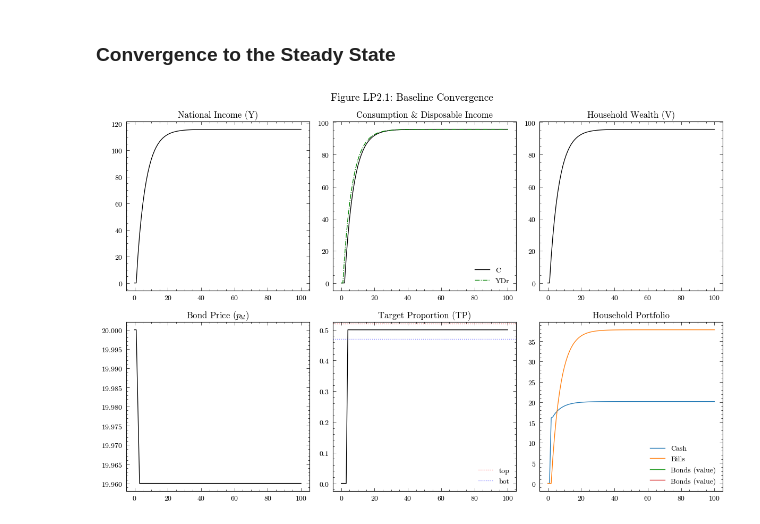
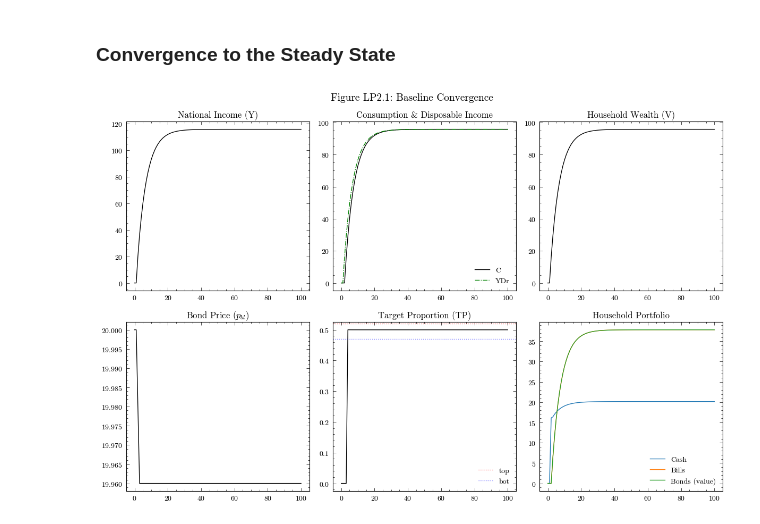
Before and after one commit to KarlNaumann/MacroStat, a Jupyter notebook: docs/models/GL06/GL06LP2.ipynb, the cells around one changed output. Saved outputs shown, nothing was run; the diff lists cells and outputs as text; code cells hidden in the pictures.

```diff
--- a/docs/models/GL06/GL06LP2.ipynb
+++ b/docs/models/GL06/GL06LP2.ipynb
@@ -95,9 +92,7 @@ The autoreload extension is already loaded. To reload it, use:
 # %% [markdown]
 ### Convergence to the Steady State
 # %%
-params = ParametersGL06LP2(
-    hyperparameters={"timesteps": 100, "timesteps_initialization": 1}
-)
+params = ParametersGL06LP2()
 model = GL06LP2(parameters=params)
 model.simulate()
 output = model.variables.to_pandas()
@@ -110,32 +105,32 @@ axes[0, 0].set_title("National Income (Y)")
 
 axes[0, 1].plot(output.index, output["ConsumptionHousehold"], color="k", label="C")
 axes[0, 1].plot(output.index, output["DisposableIncome"], color="g", linestyle="-.", label="YDr")
 axes[0, 1].set_title("Consumption & Disposable Income")
 axes[0, 1].legend()
 
 axes[0, 2].plot(output.index, output["Wealth"], color="k")
 axes[0, 2].set_title("Household Wealth (V)")
 
 axes[1, 0].plot(output.index, output["BondPrice"], color="k")
 axes[1, 0].set_title("Bond Price ($p_{bl}$)")
 
 axes[1, 1].plot(output.index, output["TargetProportion"], color="k")
 axes[1, 1].axhline(0.52, color="r", linestyle=":", alpha=0.5, label="top")
 axes[1, 1].axhline(0.47, color="b", linestyle=":", alpha=0.5, label="bot")
 axes[1, 1].set_title("Target Proportion (TP)")
 axes[1, 1].legend()
 
 axes[1, 2].plot(output.index, output["HouseholdCashStock"], label="Cash")
 axes[1, 2].plot(output.index, output["HouseholdBillStock"], label="Bills")
 axes[1, 2].plot(
     output.index,
-    output["HouseholdBondStock"] * output["BondPrice"],
+    output["HouseholdBondStock"].mul(output[("BondPrice","Macroeconomy")],axis=0),
     label="Bonds (value)",
 )
 axes[1, 2].set_title("Household Portfolio")
 axes[1, 2].legend()
 
 plt.tight_layout()
 plt.show()
 # %% [output]
-[figure, old version]
+[figure, new version]
```
Also changed, not shown: parts of 10 cells of this notebook, 5 other files.
